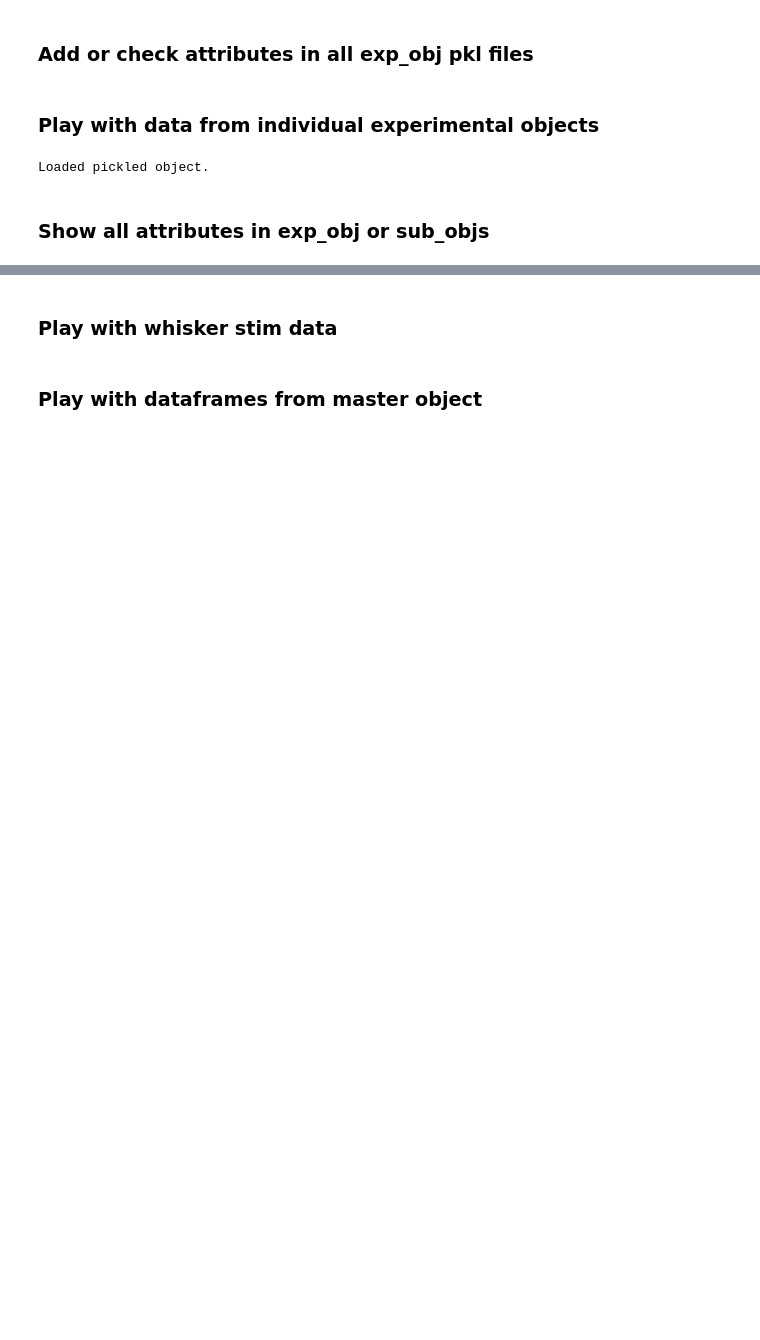
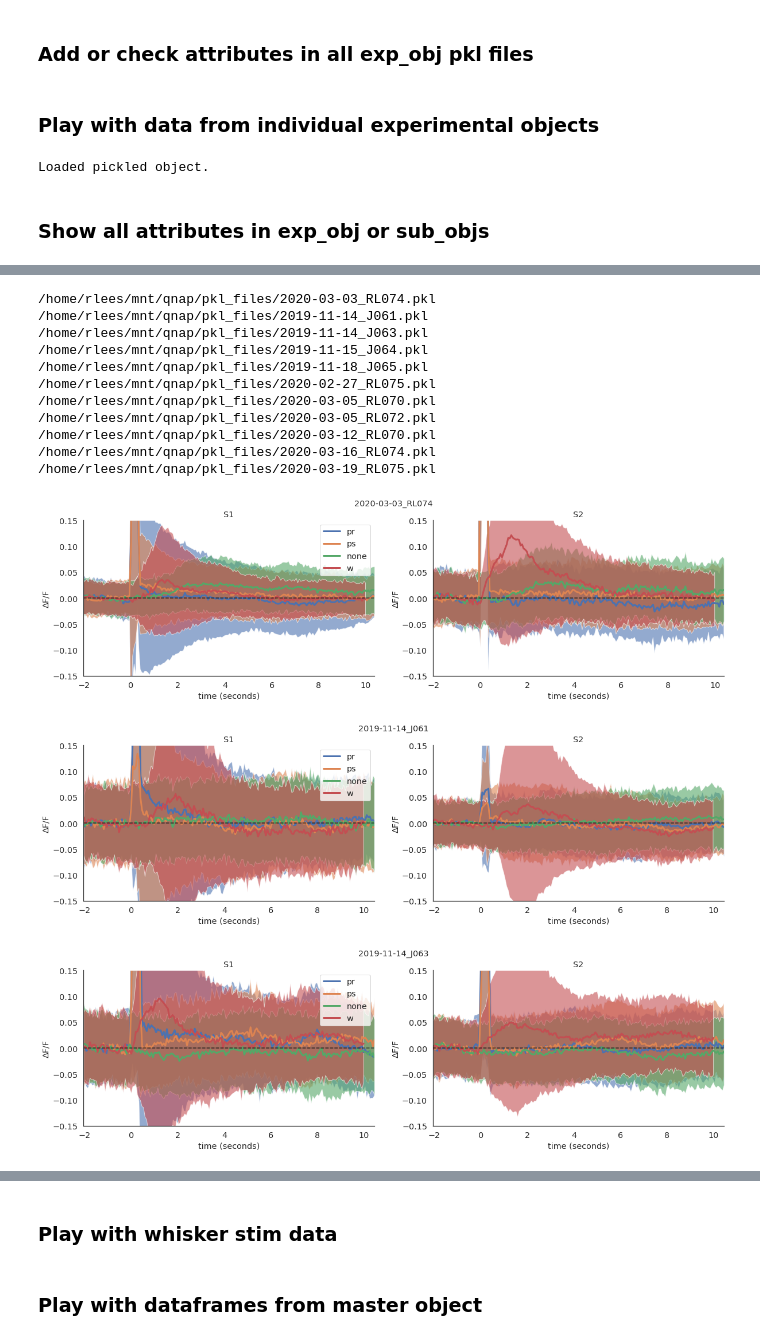
Before and after one commit to Packer-Lab/Vape, a Jupyter notebook: jupyter/rob/playground.ipynb, the cells around one changed output, grey strips where cells are left out. Drawn from its saved outputs; the diff is of its cells as text; code cells hidden in the pictures; blank space fills up the shorter version.

```diff
--- a/jupyter/rob/playground.ipynb
+++ b/jupyter/rob/playground.ipynb
@@ -24,7 +27,7 @@ S2 borders path: /home/rlees/mnt/qnap/Analysis/S2_borders
 pkl_files = os.listdir(pkl_folder)
 
 for i,pkl in enumerate(pkl_files):
-    if '.pkl' in pkl:
+    if 'J061.pkl' in pkl:
 
         pkl_path = os.path.join(pkl_folder, pkl)
 
@@ -67,7 +70,7 @@ for i,pkl in enumerate(pkl_files):
 # '2020-03-19_RL075',
 # '2020-03-20_RL080'
 
-pkl_path = os.path.join(pkl_folder, '2020-03-03_RL074.pkl')
+pkl_path = os.path.join(pkl_folder, '2019-11-14_J061.pkl')
 
 with open(pkl_path, 'rb') as f:
     exp_obj = pickle.load(f)
@@ -346,16 +91,0 @@ def plotAllDff(sub_obj, threshold):
-# %%
-sub_obj = exp_obj.photostim_s
-threshold = 500
-
-plt.figure()
-plotAllDff(sub_obj, threshold)
-
-sub_obj = exp_obj.photostim_r
-
-plt.figure()
-plotAllDff(sub_obj, threshold)
-
-sub_obj = exp_obj.spont
-
-plt.figure()
-plotAllDff(sub_obj, threshold)
@@ -361,0 +140,60 @@ plotAllDff(sub_obj, threshold)
+# %%
+pkl_files = os.listdir(pkl_folder)
+
+threshold = 10
+
+grand_average = []
+
+for i,pkl in enumerate(pkl_files):
+    if '.pkl' in pkl:
+
+        pkl_path = os.path.join(pkl_folder, pkl)
+        print(pkl_path)
+
+        with open(pkl_path, 'rb') as f:
+            exp_obj = pickle.load(f)
+
+        pkl_list = [exp_obj.photostim_r, exp_obj.photostim_s]
+
+        if exp_obj.spont.n_frames > 0:
+            pkl_list.append(exp_obj.spont)
+
+        if exp_obj.whisker_stim.n_frames > 0:
+            pkl_list.append(exp_obj.whisker_stim)
+
+        fig, ax = plt.subplots(nrows=1, ncols=2, figsize=(20,5))
+        labels = []
+
+        for i, ax_id in enumerate([1,0]):
+
+            in_s1 = np.array(exp_obj.photostim_r.cell_s1[0])
+            cell_ids = np.where(in_s1 == i)
+
+            plt.sca(ax[ax_id])
+            plt.title('S' + str(ax_id+1))
+
+            for sub_obj in pkl_list:
+
+                labels.append(sub_obj.stim_type)
+                cell_trials = plotExpAvgDff(sub_obj, threshold, cell_ids=cell_ids)
+                grand_average.append(cell_trials)
+
+        fig.suptitle(sub_obj.sheet_name)
+        plt.legend(labels[:4], loc='upper right')
+#         plt.savefig(os.path.join(fig_save_path, exp_obj.sheet_name + '_grand_trial_avg_s1s2.png'))
+#         plt.savefig(os.path.join(fig_save_path, exp_obj.sheet_name + '_grand_trial_avg_s1s2.svg'))
+# %% [output]
+/home/rlees/mnt/qnap/pkl_files/2020-03-03_RL074.pkl
+/home/rlees/mnt/qnap/pkl_files/2019-11-14_J061.pkl
+/home/rlees/mnt/qnap/pkl_files/2019-11-14_J063.pkl
+/home/rlees/mnt/qnap/pkl_files/2019-11-15_J064.pkl
+/home/rlees/mnt/qnap/pkl_files/2019-11-18_J065.pkl
+/home/rlees/mnt/qnap/pkl_files/2020-02-27_RL075.pkl
+/home/rlees/mnt/qnap/pkl_files/2020-03-05_RL070.pkl
+/home/rlees/mnt/qnap/pkl_files/2020-03-05_RL072.pkl
+/home/rlees/mnt/qnap/pkl_files/2020-03-12_RL070.pkl
+/home/rlees/mnt/qnap/pkl_files/2020-03-16_RL074.pkl
+/home/rlees/mnt/qnap/pkl_files/2020-03-19_RL075.pkl
+[figure, added]
+[figure, added]
+[figure, added]
```
Also changed, not shown: parts of 10 cells of this notebook, 6 other files.
